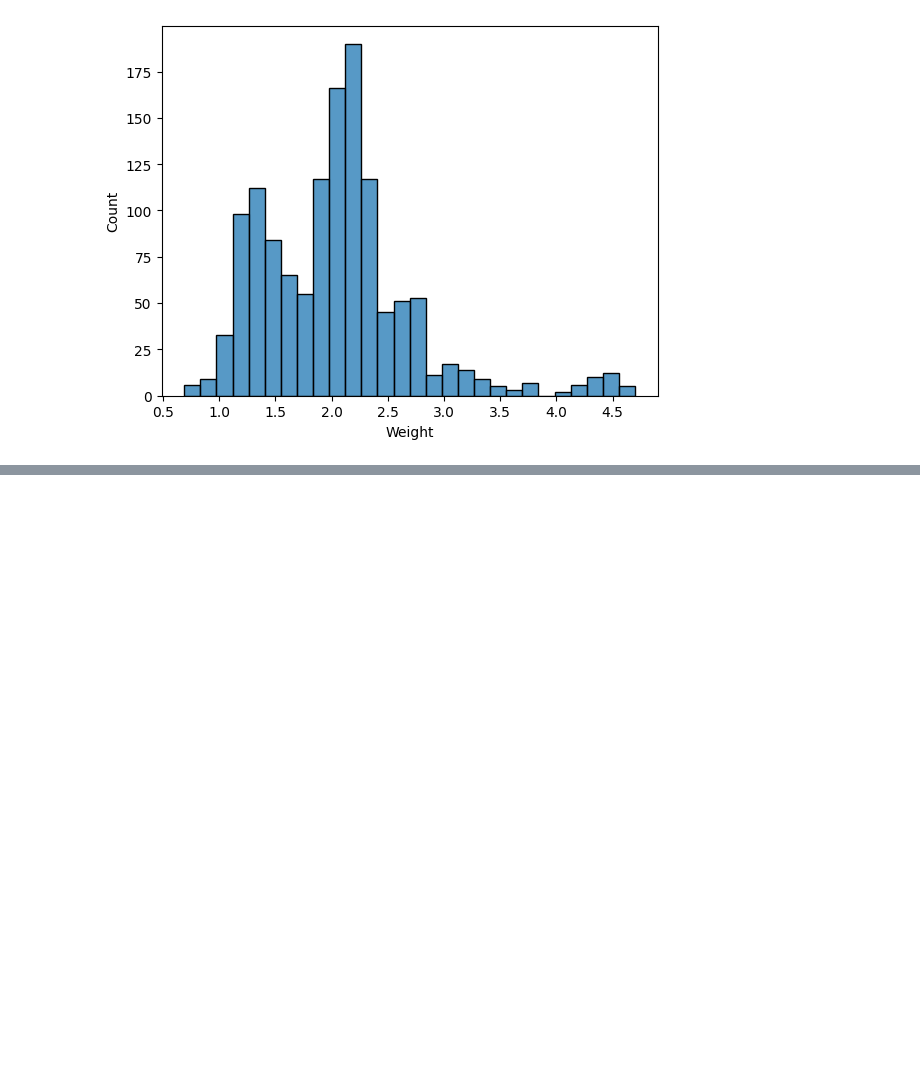
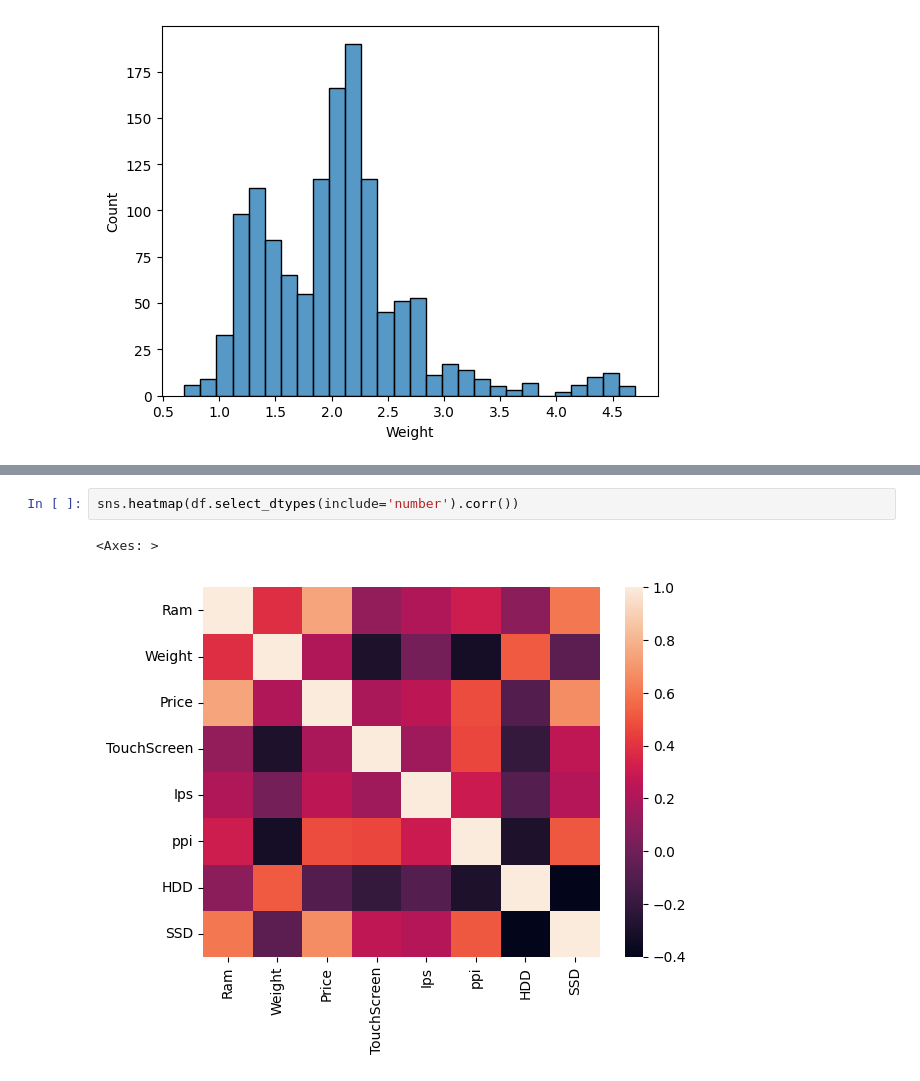
Before and after one commit to Siddhi-S-Thakur/ML---supervised_learning, a Jupyter notebook: LaptopPricePredictor.ipynb, the cells around one changed output, grey strips where cells are left out. Drawn from its saved outputs; the diff is of its cells as text; blank space fills up the shorter version.

```diff
--- a/LaptopPricePredictor.ipynb
+++ b/LaptopPricePredictor.ipynb
@@ -486,0 +506,5 @@ sns.histplot(df['Weight'])
+# %%
+sns.heatmap(df.select_dtypes(include='number').corr())
+# %% [output]
+<Axes: >
+[figure, added]
```
Also changed, not shown: parts of 15 cells of this notebook.
